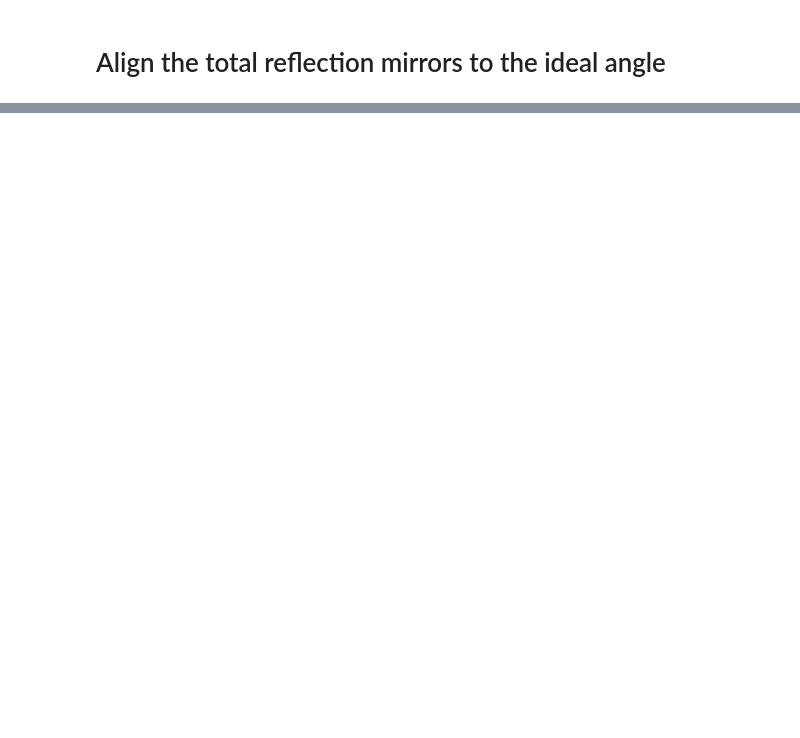
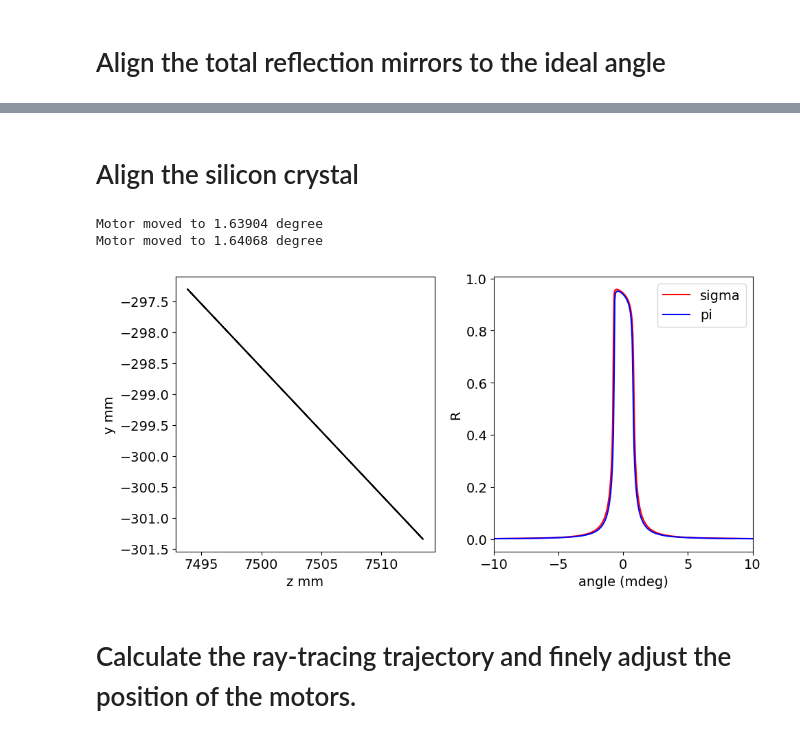
Before and after one commit to selene-bshe/XRaySimulation, a Jupyter notebook: Projects/autoAlign/notebooks/motor_model_v2.ipynb, the cells around one changed output, grey strips where cells are left out. Cells and saved outputs as stored; diff of their text form; code cells hidden in the pictures; blank space fills up the shorter version.

```diff
--- a/Projects/autoAlign/notebooks/motor_model_v2.ipynb
+++ b/Projects/autoAlign/notebooks/motor_model_v2.ipynb
@@ -249,0 +299,58 @@ plt.show()
+# %% [markdown]
+# Align the silicon crystal
+# %%
+# Get the theoretical Bragg angle
+bragg_si111 = util.get_bragg_angle(wave_length=np.pi * 2 / exp.gaussian_pulse.klen0, plane_distance=Controller.si111['d'])
+
+# Account for the 10 deg of the adaptor tilting
+ang_diff = bragg_si111 - np.deg2rad(10)
+
+# Rotate the crystal by the remaining angle
+_ = exp.si.pi_umv(ang_diff)
+
+# Get the rocking curve from this crystal
+(angles1, reflect_sigma1,
+ reflect_pi1, b_factor1, kout1) = DeviceSimu.get_rocking_curve_around_axis(
+                                kin=exp.gaussian_pulse.k0,
+                                scan_range=np.deg2rad(0.5),
+                                scan_number=10 ** 4,
+                                rotation_axis=exp.si.pi.rotation_axis,
+                                h_initial=exp.si.optics.h,
+                                normal_initial=exp.si.optics.normal,
+                                thickness=exp.si.optics.thickness,
+                                chi_dict=exp.si.optics.chi_dict, )
+
+# Get the target bragg peak
+fwhm, angle_adjust, index = util.get_fwhm(coordinate=angles1,
+                                          curve_values=np.square(np.abs(reflect_pi1)),
+                                          center=True,
+                                          get_index=True)
+
+# Move the crystal to the target path
+_ = exp.si.pi_umv(target= exp.si.pi.control_location + angle_adjust)
+# %% [output]
+Motor moved to 1.63904 degree
+Motor moved to 1.64068 degree
+# %%
+fig, ax = plt.subplots(ncols=2, nrows=1)
+fig.set_figheight(5)
+fig.set_figwidth(10)
+
+for item in exp.si.all_optics:
+    ax[0].plot(item.boundary[:, 2] / 1000, item.boundary[:, 0] / 1000, c='black')
+ax[0].set_xlabel("z mm")
+ax[0].set_ylabel("y mm")
+
+ax[1].plot(np.rad2deg(angles1 - angle_adjust) * 1000, np.square(np.abs(reflect_sigma1)), c='red', label='sigma')
+ax[1].plot(np.rad2deg(angles1 - angle_adjust) * 1000, np.square(np.abs(reflect_pi1)), c='blue', label='pi')
+ax[1].set_xlim([-10,10])
+ax[1].set_xlabel("angle (mdeg)")
+ax[1].set_ylabel("R")
+ax[1].legend()
+
+plt.tight_layout()
+plt.show()
+# %% [output]
+[figure, added]
+# %% [markdown]
+# Calculate the ray-tracing trajectory and finely adjust the position of the motors.
```
Also changed, not shown: parts of 23 cells of this notebook, 8 other files.
